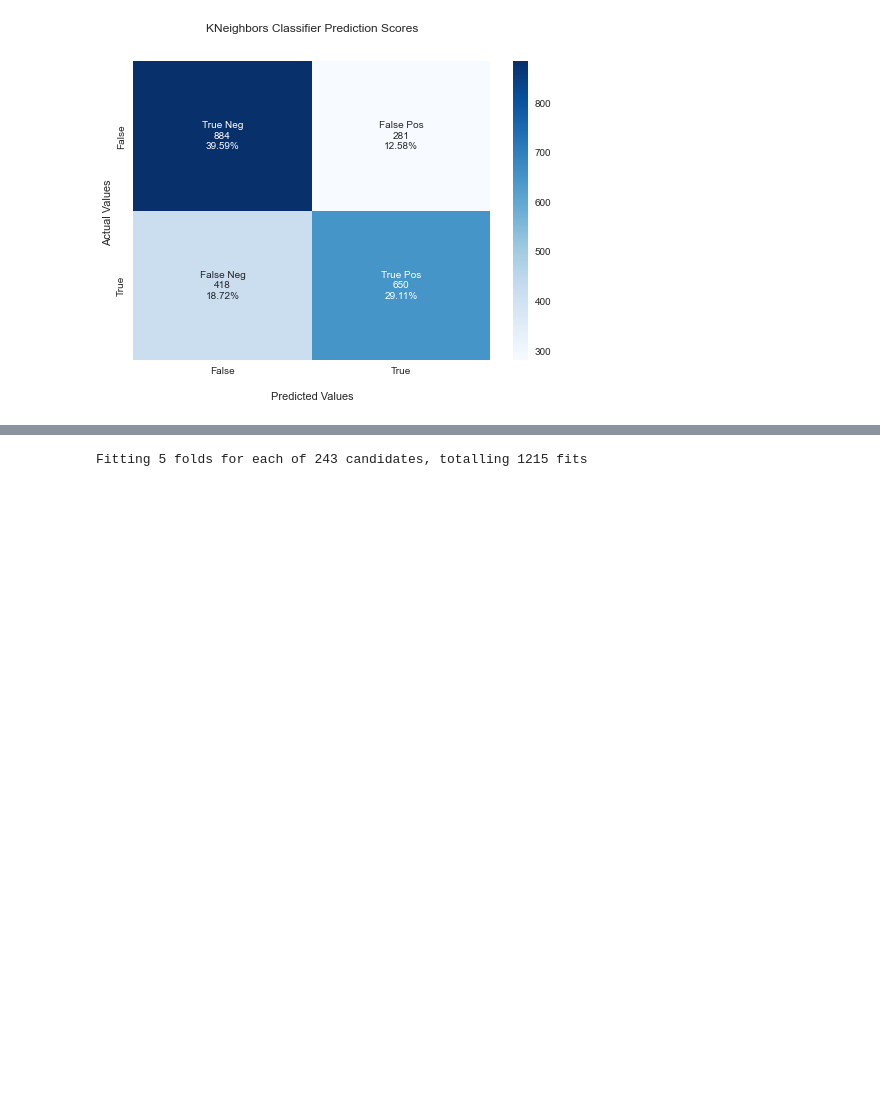
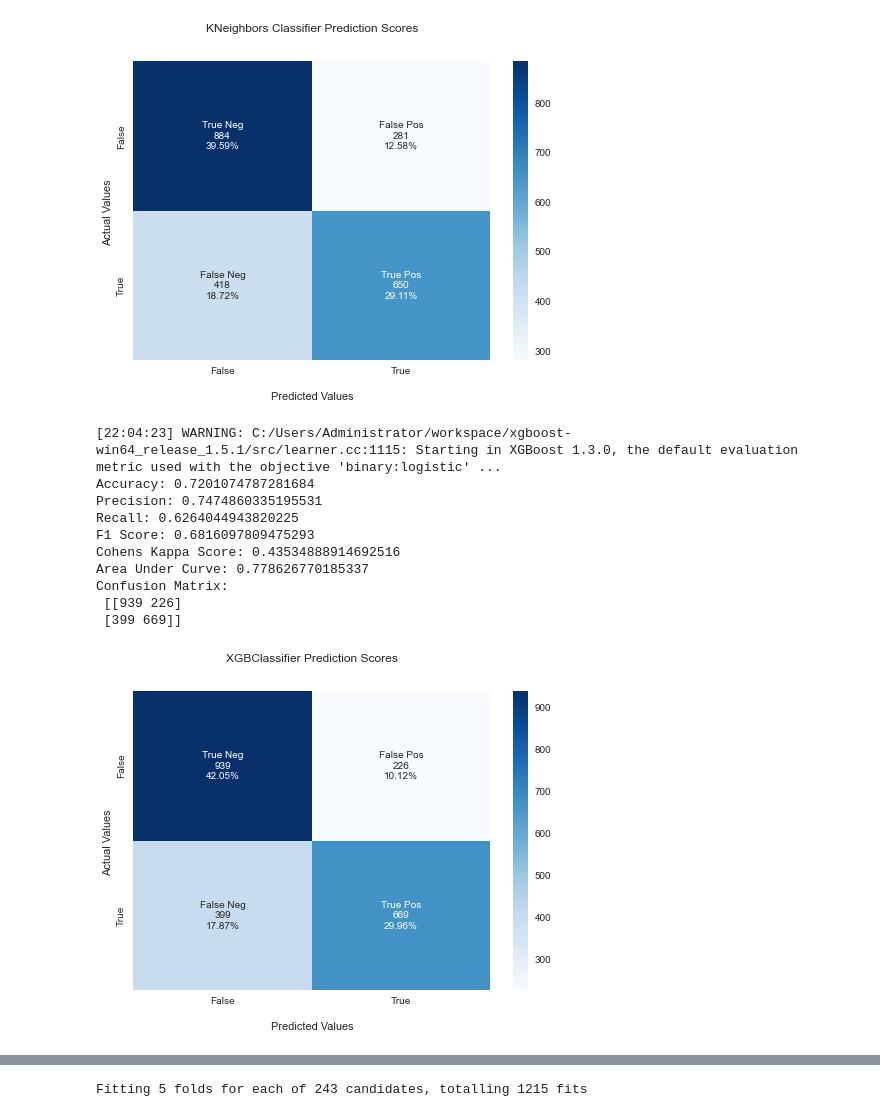
Before and after one commit to protovici/Data-Sciences, a Jupyter notebook: Classical/class_test.ipynb, the cells around one changed output, grey strips where cells are left out. Drawn from its saved outputs; the diff is of its cells as text; code cells hidden in the pictures; blank space fills up the shorter version.

```diff
--- a/Classical/class_test.ipynb
+++ b/Classical/class_test.ipynb
@@ -453,6 +453,79 @@ Confusion Matrix:
  [[884 281]
  [418 650]]
 [figure]
+# %%
+import xgboost as xgb
+
+# Building KNN model
+xgb_cl = xgb.XGBClassifier()
+xgb_cl.fit(X_train, y_train)
+
+# Evaluate Model
+xgb_eval = evaluate_model(xgb_cl, X_test, y_test)
+
+# Print result
+print('Accuracy:', xgb_eval['acc'])
+print('Precision:', xgb_eval['prec'])
+print('Recall:', xgb_eval['rec'])
+print('F1 Score:', xgb_eval['f1'])
+print('Cohens Kappa Score:', xgb_eval['kappa'])
+print('Area Under Curve:', xgb_eval['auc'])
+print('Confusion Matrix:\n', xgb_eval['cm'])
+
+#Generate the confusion matrix
+xgb_y_pred = xgb_cl.predict(X_test)
+xgb_cf_matrix = confusion_matrix(y_test, xgb_y_pred)
+
+group_names = ['True Neg','False Pos','False Neg','True Pos']
+
+group_counts = ["{0:0.0f}".format(value) for value in
+                xgb_cf_matrix.flatten()]
+
+group_percentages = ["{0:.2%}".format(value) for value in
+                     xgb_cf_matrix.flatten()/np.sum(xgb_cf_matrix)]
+
+labels = [f"{v1}\n{v2}\n{v3}" for v1, v2, v3 in
+          zip(group_names,group_counts,group_percentages)]
+
+labels = np.asarray(labels).reshape(2,2)
+
+ax = sns.heatmap(xgb_cf_matrix, annot=labels, fmt='', cmap='Blues')
+
+ax.set_title('XGBClassifier Prediction Scores\n\n');
+ax.set_xlabel('\nPredicted Values')
+ax.set_ylabel('Actual Values ')
+
+## Ticket labels - List must be in alphabetical order
+ax.xaxis.set_ticklabels(['False','True'])
+ax.yaxis.set_ticklabels(['False','True'])
+
+## Display the visualization of the Confusion Matrix.
+plt.show()
+
+xgb_pred = xgb_cl.predict(feature)
+df_with_pred['xgb_predictions'] = xgb_pred
+
+def xgb_predictions(a):
+    if a['xgb_predictions'] == 1:
+        return 'YES'
+    elif a['xgb_predictions'] == 0:
+        return 'NO'
+    else:
+        return 'ERROR'
+
+df_with_pred['xgb_results'] = df_with_pred.apply(xgb_predictions, axis = 1)
+# %% [output]
+[22:04:23] WARNING: C:/Users/Administrator/workspace/xgboost-win64_release_1.5.1/src/learner.cc:1115: Starting in XGBoost 1.3.0, the default evaluation metric used with the objective 'binary:logistic' ...
+Accuracy: 0.7201074787281684
+Precision: 0.7474860335195531
+Recall: 0.6264044943820225
+F1 Score: 0.6816097809475293
+Cohens Kappa Score: 0.43534888914692516
+Area Under Curve: 0.778626770185337
+Confusion Matrix:
+ [[939 226]
+ [399 669]]
+[figure, added]
 # %%
 df_with_pred.to_csv(OUT_PATH + r'\df_with_pred.csv')
 # %%
```
Also changed, not shown: parts of 1 cell of this notebook.
